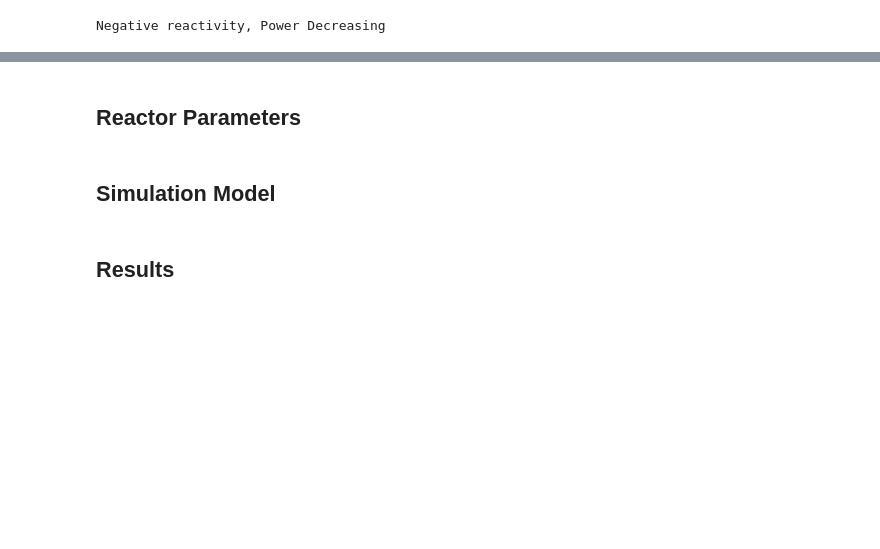
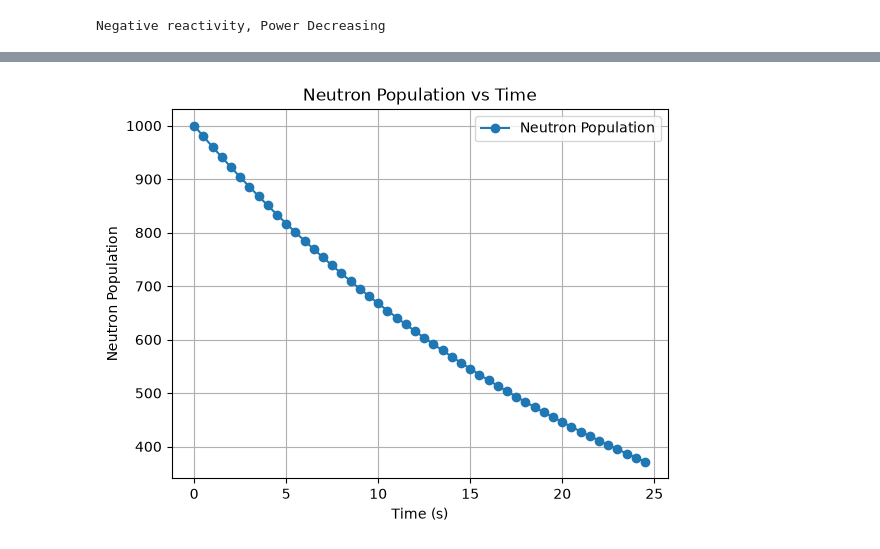
Before and after one commit to imfavour6/reactor-power-simulation, a Jupyter notebook: notebooks/reactor-sim.ipynb, the cells around one changed output, grey strips where cells are left out. Cells and saved outputs as stored; diff of their text form; code cells hidden in the pictures; blank space fills up the shorter version.

Commit message:
Update reactor simulation notebook

```diff
--- a/notebooks/reactor-sim.ipynb
+++ b/notebooks/reactor-sim.ipynb
@@ -27,19 +27,3 @@ else:
     print("Zero reactivity, Power Constant ")
 # %% [output]
 Negative reactivity, Power Decreasing
-# %%
-#starting neutrons in the reactor
-neutrons =  1000
-
-# reactivity
-reactivity = 0.2
-
-# Calculate the change in neutrons based on reactivity
-change_in_neutrons = neutrons * reactivity
-
-# Calculate the new number of neutrons after the change
-new_neutrons = neutrons + change_in_neutrons
-
-print("Initial neutrons:", neutrons)
-print ("Change in neutrons:", change_in_neutrons)
-print("New neutrons:", new_neutrons)
@@ -68,6 +81,24 @@ Time: 9 Neutrons: 5159.780351999999
-# %% [markdown]
-## Reactor Parameters
-# %% [markdown]
-## Simulation Model
-# %% [markdown]
-## Results
+# %%
+import pandas as pd
+
+data = pd.DataFrame({'Time(s)': time_history, 'Neutron Population': neutron_history})  # Create a DataFrame with time and neutron history
+data.round(2).head(10) # Round the values in the DataFrame to 2 decimal places
+
+data.to_csv("../data/simulation_results.csv", index=False)
+# %%
+import matplotlib.pyplot as plt
+
+plt.plot(data['Time(s)'], data['Neutron Population'], marker="o")  # Plot the neutron population against time
+
+plt.xlabel('Time (s)')  # Label the x-axis as 'Time (s)'
+plt.ylabel('Neutron Population')  # Label the y-axis as 'Neutron Population'
+
+plt.title('Neutron Population vs Time')  # Set the title of the plot
+plt.grid()  # Enable grid lines on the plot
+plt.legend(['Neutron Population'])
+
+plt.show()  # Display the plot
+
+plt.savefig("../images/neutron_population.png", dpi=300, bbox_inches="tight")
+# %% [output]
+[figure, added]
```
Also changed, not shown: parts of 3 cells of this notebook.
